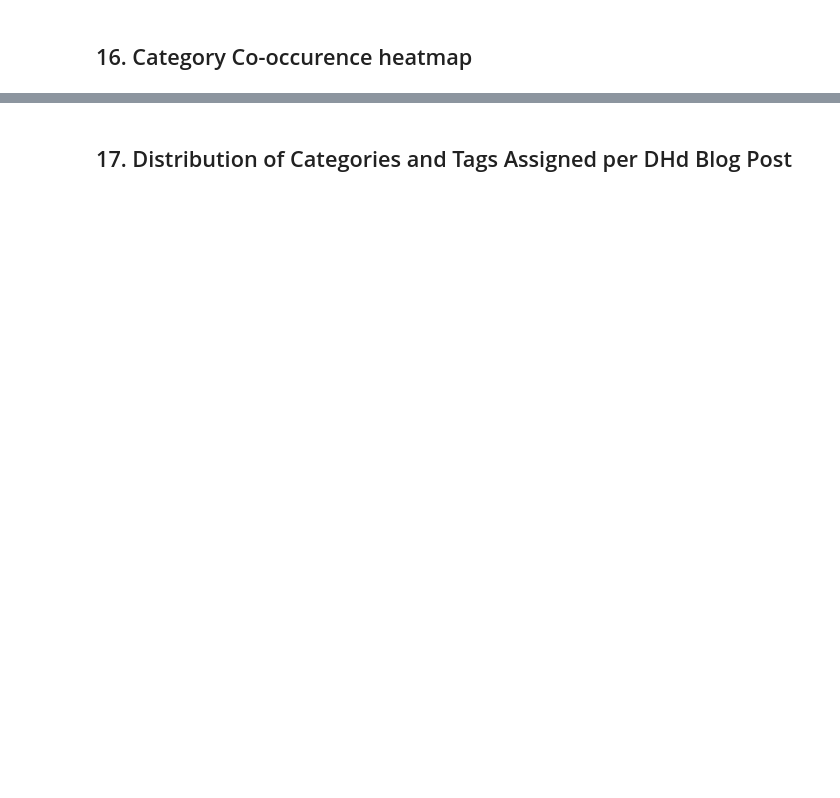
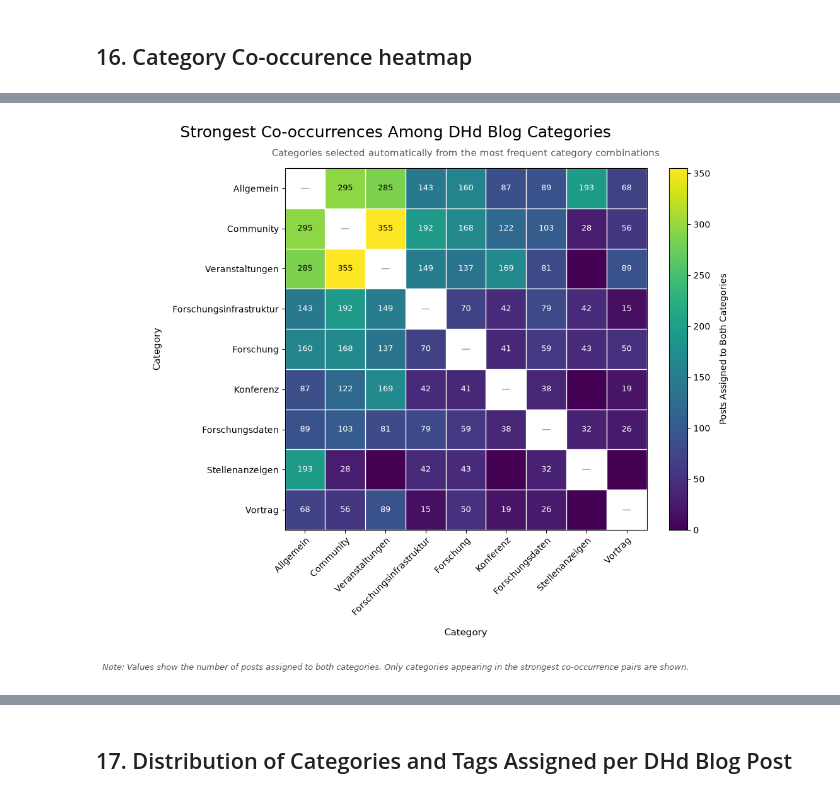
Before and after one commit to areeshaj3109/dhd-blog-analysis, a Jupyter notebook: notebooks/dhd_blog_analysis.ipynb, the cells around one changed output, grey strips where cells are left out. Drawn from its saved outputs; the diff is of its cells as text; code cells hidden in the pictures; blank space fills up the shorter version.

```diff
--- a/notebooks/dhd_blog_analysis.ipynb
+++ b/notebooks/dhd_blog_analysis.ipynb
@@ -3612,6 +3824,7 @@ for categories in category_lists:
 
     clean_category_lists.append(cleaned)
 
+
 # ============================================================
 # 2. COUNT CATEGORY PAIRS
 # ============================================================
@@ -3622,6 +3835,7 @@ for categories in clean_category_lists:
 
     for category_1, category_2 in combinations(categories, 2):
         pair_counts[(category_1, category_2)] += 1
+
 
 pair_df = pd.DataFrame(
     [
@@ -3649,6 +3863,7 @@ pair_df = (
     .reset_index(drop=True)
 )
 
+
 # ============================================================
 # 3. SELECT CATEGORIES FROM THE STRONGEST RELATIONSHIPS
 # ============================================================
@@ -3666,6 +3881,7 @@ for _, row in strongest_pairs.iterrows():
         row["category_1"],
         row["category_2"]
     ]:
+
         if category not in selected_categories:
             selected_categories.append(category)
 
@@ -3676,6 +3892,7 @@ selected_categories = selected_categories[:MAX_CATEGORIES]
 
 print("Categories selected for the heatmap:")
 print(selected_categories)
+
 
 # ============================================================
 # 4. CREATE CO-OCCURRENCE MATRIX
@@ -3698,6 +3915,7 @@ for _, row in pair_df.iterrows():
         category_1 in selected_categories
         and category_2 in selected_categories
     ):
+
         cooccurrence_matrix.loc[
             category_1,
             category_2
@@ -3708,9 +3926,16 @@ for _, row in pair_df.iterrows():
             category_1
         ] = count
 
+
 # Keep diagonal empty because the chart focuses on relationships
-display_matrix = cooccurrence_matrix.astype(float)
-np.fill_diagonal(display_matrix.values, np.nan)
+display_matrix = cooccurrence_matrix.astype(float).copy()
+
+for category in selected_categories:
+    display_matrix.loc[
+        category,
+        category
+    ] = np.nan
+
 
 # Order categories by total relationship strength
 category_strength = (
@@ -3731,14 +3956,17 @@ cooccurrence_matrix = cooccurrence_matrix.loc[
     category_order
 ]
 
+
 # ============================================================
 # 5. DRAW HEATMAP
 # ============================================================
 
-fig, ax = plt.subplots(figsize=(11, 9))
+fig, ax = plt.subplots(
+    figsize=(11, 9)
+)
 
 masked_values = np.ma.masked_invalid(
-    display_matrix.values
+    display_matrix.to_numpy()
 )
 
 image = ax.imshow(
@@ -3769,8 +3997,9 @@ ax.set_yticklabels(
 )
 
 maximum_value = np.nanmax(
-    display_matrix.values
+    display_matrix.to_numpy()
 )
+
 
 # Add relationship counts
 for row_index in range(len(category_order)):
@@ -3783,10 +4012,20 @@ for row_index in range(len(category_order)):
 
         if pd.notna(value) and value > 0:
 
+            red, green, blue, alpha = image.cmap(
+                image.norm(value)
+            )
+
+            luminance = (
+                0.299 * red
+                + 0.587 * green
+                + 0.114 * blue
+            )
+
             text_color = (
-                "white"
-                if value > maximum_value * 0.55
-                else "black"
+                "black"
+                if luminance > 0.55
+                else "white"
             )
 
             ax.text(
@@ -3799,8 +4038,10 @@ for row_index in range(len(category_order)):
                 color=text_color
             )
 
+
 # Mark diagonal cells
 for index in range(len(category_order)):
+
     ax.text(
         index,
         index,
@@ -3811,14 +4052,23 @@ for index in range(len(category_order)):
         color="#777777"
     )
 
+
 # Grid lines between cells
 ax.set_xticks(
-    np.arange(-0.5, len(category_order), 1),
+    np.arange(
+        -0.5,
+        len(category_order),
+        1
+    ),
     minor=True
 )
 
 ax.set_yticks(
-    np.arange(-0.5, len(category_order), 1),
+    np.arange(
+        -0.5,
+        len(category_order),
+        1
+    ),
     minor=True
 )
 
@@ -3835,6 +4085,7 @@ ax.tick_params(
     left=False
 )
 
+
 # Color bar
 colorbar = fig.colorbar(
     image,
@@ -3849,6 +4100,7 @@ colorbar.set_label(
     labelpad=10
 )
 
+
 # ============================================================
 # 6. TITLE AND NOTES
 # ============================================================
@@ -3862,7 +4114,10 @@ fig.suptitle(
 )
 
 ax.set_title(
-    "Categories selected automatically from the most frequent category combinations",
+    (
+        "Categories selected automatically from the most "
+        "frequent category combinations"
+    ),
     fontsize=11,
     color="#555555",
     pad=14
@@ -3885,7 +4140,8 @@ fig.text(
     0.02,
     (
         "Note: Values show the number of posts assigned to both categories. "
-        "Only categories appearing in the strongest co-occurrence pairs are shown."
+        "Only categories appearing in the strongest co-occurrence pairs "
+        "are shown."
     ),
     ha="center",
     fontsize=9,
@@ -3893,7 +4149,9 @@ fig.text(
     color="#555555"
 )
 
-plt.tight_layout(rect=[0, 0.06, 1, 1])
+plt.tight_layout(
+    rect=[0, 0.06, 1, 1]
+)
 
 plt.savefig(
     FIGURE_DIR / "strongest_category_cooccurrences.png",
@@ -3903,12 +4161,15 @@ plt.savefig(
 
 plt.show()
 
+
 # ============================================================
 # 7. DISPLAY STRONGEST RELATIONSHIPS
 # ============================================================
 
-display(
-    pair_df.head(20).style
+styled_pair_df = (
+    pair_df
+    .head(20)
+    .style
     .hide(axis="index")
     .format({
         "cooccurring_posts": "{:,.0f}"
@@ -3917,3 +4178,6 @@ display(
         "Strongest Category Co-occurrence Relationships"
     )
 )
+
+display(styled_pair_df)
+# %% [output]
@@ -3919,0 +4186 @@ display(
+[figure, added]
```
Also changed, not shown: parts of 25 cells of this notebook, 25 other files.
